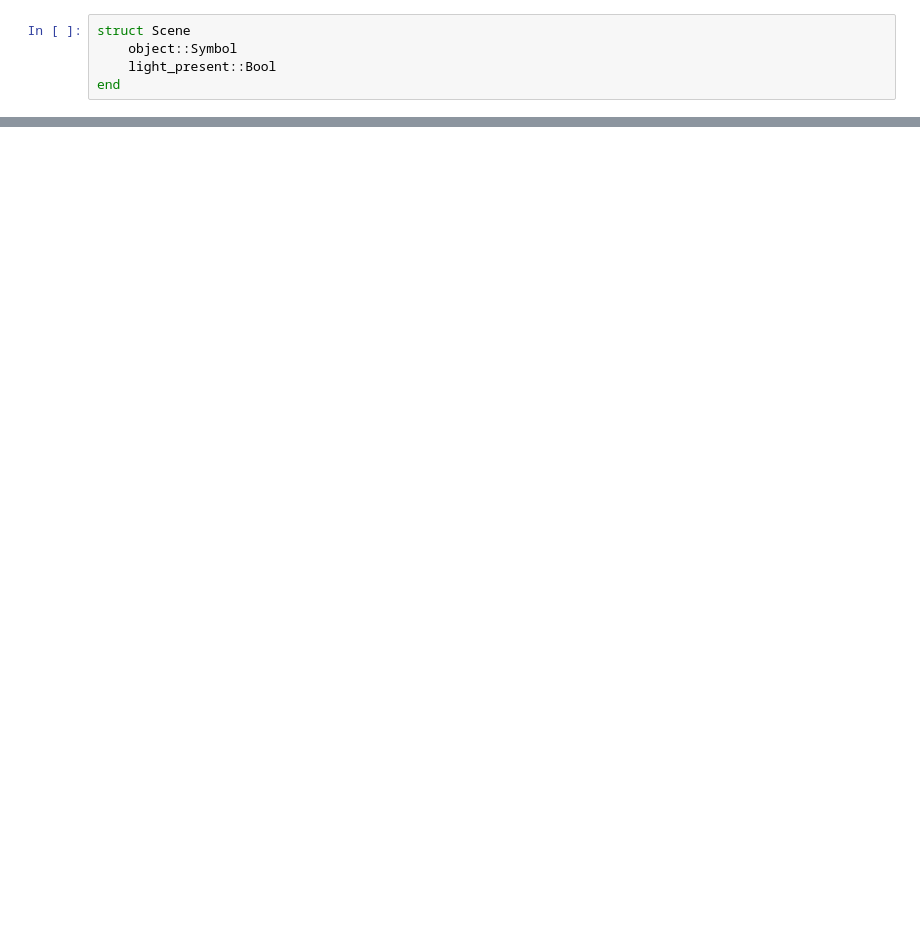
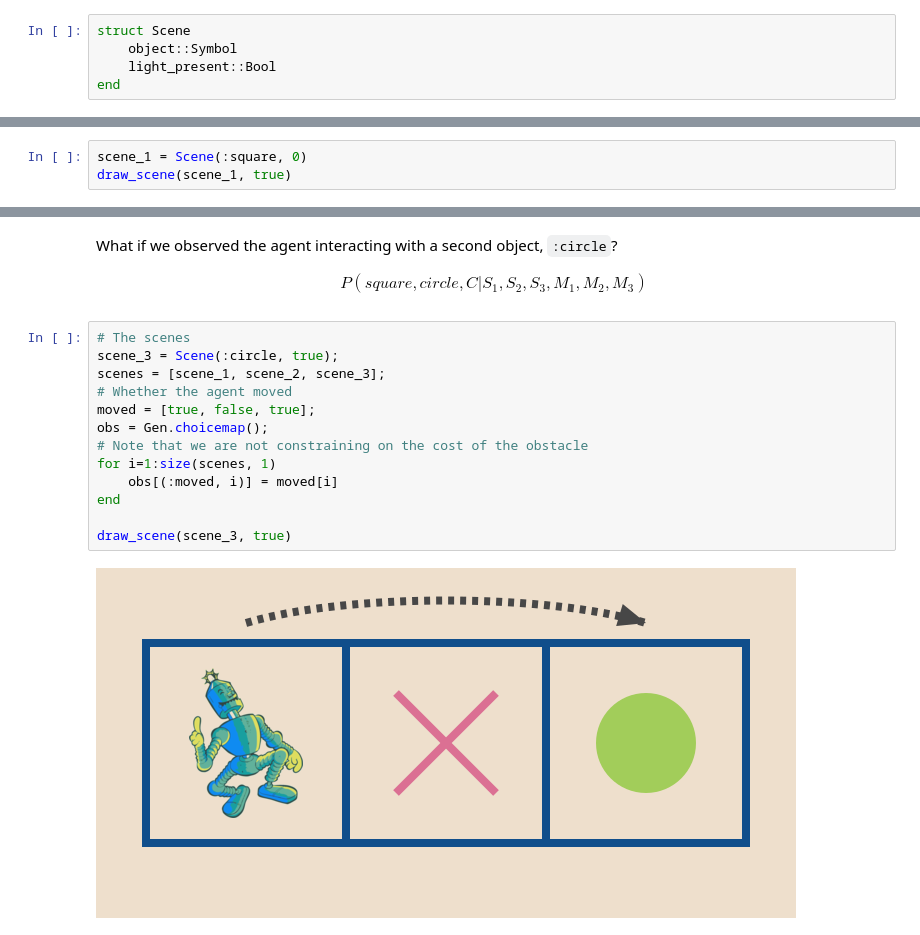
Before and after one commit to CNCLgithub/gen-quickstart, a Jupyter notebook: workshop/module_3.ipynb, the cells around one changed output, grey strips where cells are left out. Saved outputs shown, nothing was run; the diff lists cells and outputs as text; blank space fills up the shorter version.

```diff
--- a/workshop/module_3.ipynb
+++ b/workshop/module_3.ipynb
@@ -275,0 +95,3 @@ displayInNotebook(viz)
+# %%
+scene_1 = Scene(:square, 0)
+draw_scene(scene_1, true)
@@ -275,0 +281,21 @@ displayInNotebook(viz)
+# %% [markdown]
+What if we observed the agent interacting with a second object, `:circle`?
+
+\begin{align*}
+P(square, circle, C | S_1, S_2, S_3, M_1, M_2, M_3)
+\end{align*}
+# %%
+# The scenes
+scene_3 = Scene(:circle, true);
+scenes = [scene_1, scene_2, scene_3];
+# Whether the agent moved
+moved = [true, false, true];
+obs = Gen.choicemap();
+# Note that we are not constraining on the cost of the obstacle
+for i=1:size(scenes, 1)
+    obs[(:moved, i)] = moved[i]
+end
+
+draw_scene(scene_3, true)
+# %% [output]
+[figure, added]
```
Also changed, not shown: parts of 61 cells of this notebook.
